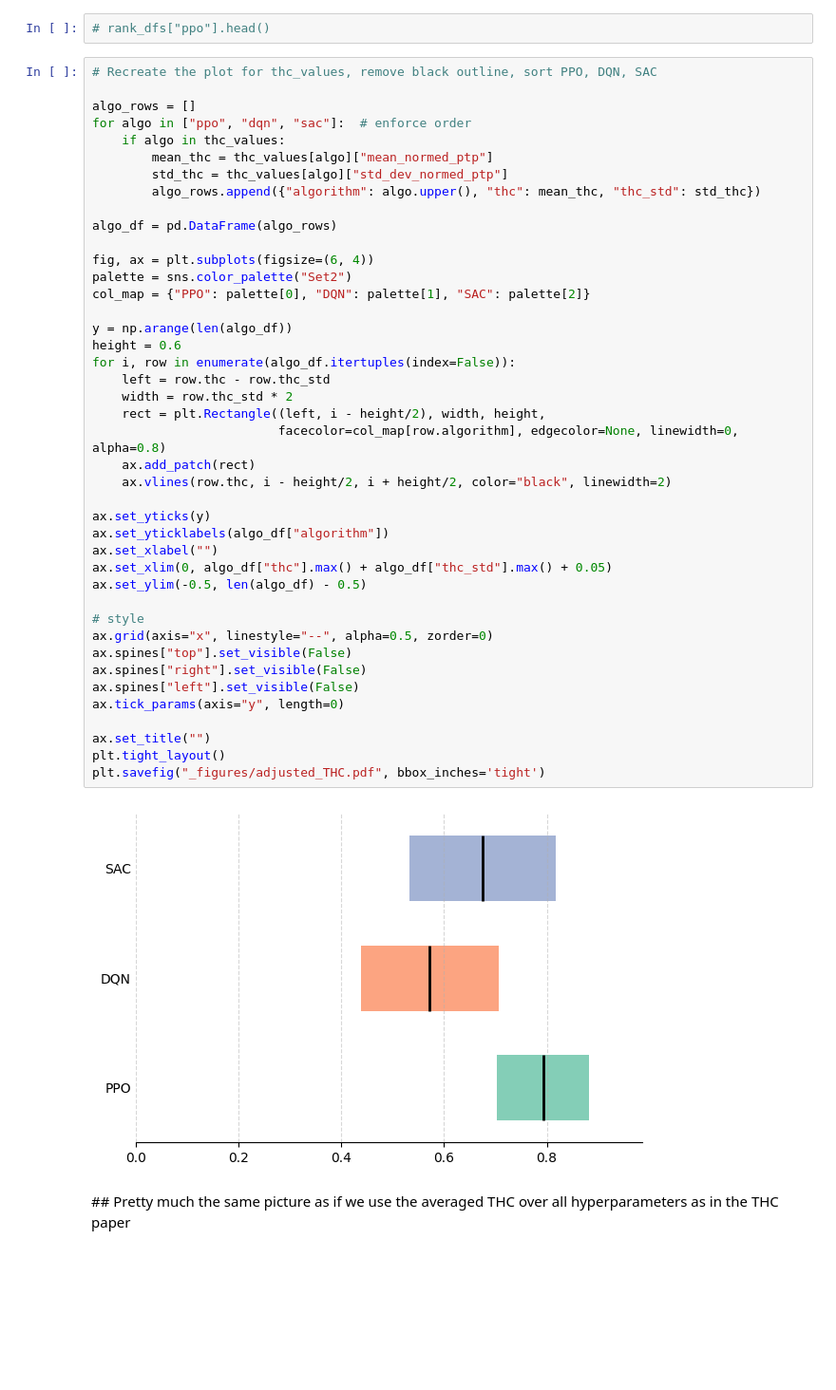
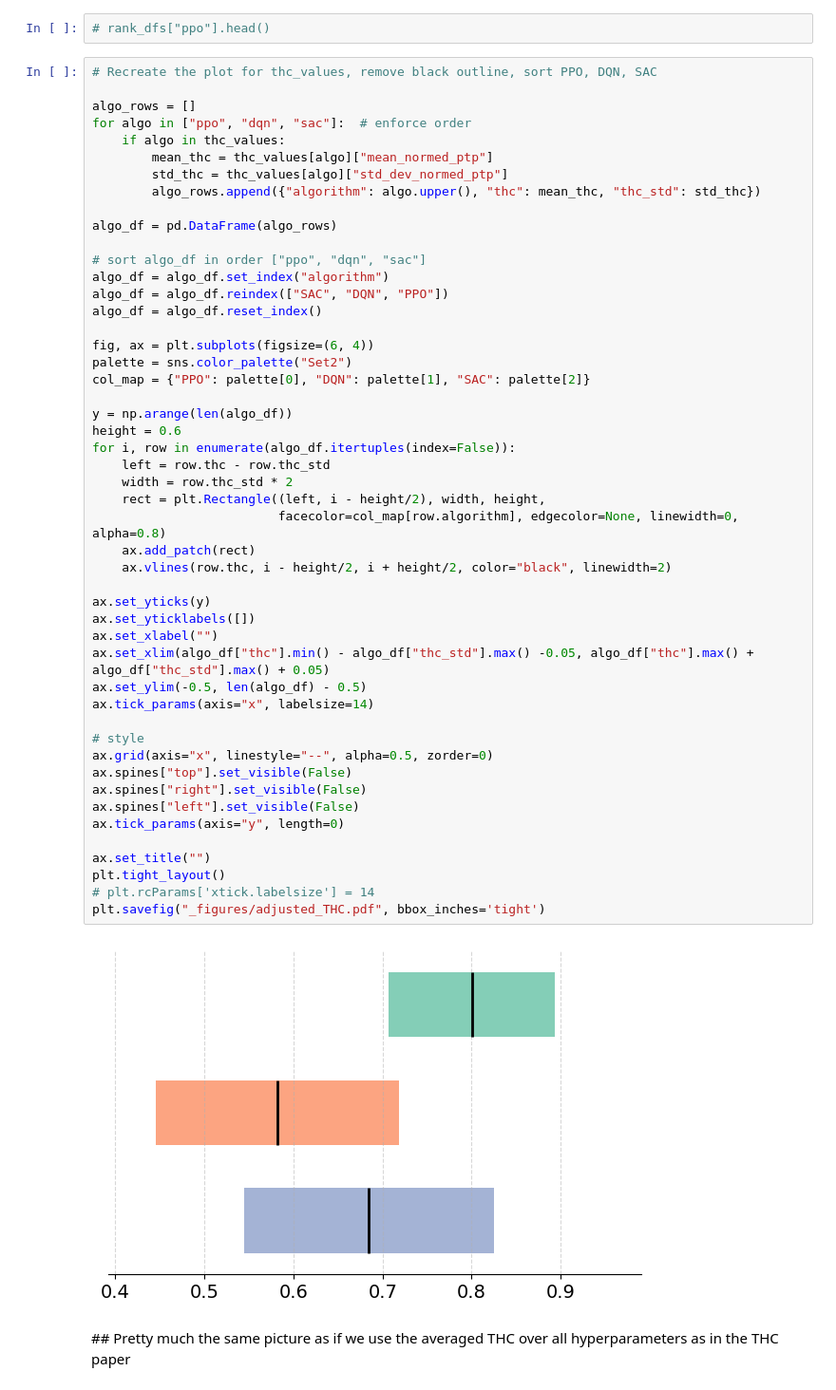
Before and after one commit to JFKleuker/arlbench_data_analysis, a Jupyter notebook: evals/02_AlgConsistency/02a_CrossEnv/02a_2_adjustedTHC.ipynb, the cells around one changed output. Shown at 95% size. Saved outputs shown, nothing was run; the diff lists cells and outputs as text; blank space fills up the shorter version.

```diff
--- a/evals/02_AlgConsistency/02a_CrossEnv/02a_2_adjustedTHC.ipynb
+++ b/evals/02_AlgConsistency/02a_CrossEnv/02a_2_adjustedTHC.ipynb
@@ -162,39 +162,46 @@ for algo in ["ppo", "dqn", "sac"]:  # enforce order
         algo_rows.append({"algorithm": algo.upper(), "thc": mean_thc, "thc_std": std_thc})
 
 algo_df = pd.DataFrame(algo_rows)
+
+# sort algo_df in order ["ppo", "dqn", "sac"]
+algo_df = algo_df.set_index("algorithm")
+algo_df = algo_df.reindex(["SAC", "DQN", "PPO"])
+algo_df = algo_df.reset_index()
 
 fig, ax = plt.subplots(figsize=(6, 4))
 palette = sns.color_palette("Set2")
 col_map = {"PPO": palette[0], "DQN": palette[1], "SAC": palette[2]}
 
 y = np.arange(len(algo_df))
 height = 0.6
 for i, row in enumerate(algo_df.itertuples(index=False)):
     left = row.thc - row.thc_std
     width = row.thc_std * 2
     rect = plt.Rectangle((left, i - height/2), width, height,
                          facecolor=col_map[row.algorithm], edgecolor=None, linewidth=0, alpha=0.8)
     ax.add_patch(rect)
     ax.vlines(row.thc, i - height/2, i + height/2, color="black", linewidth=2)
 
 ax.set_yticks(y)
-ax.set_yticklabels(algo_df["algorithm"])
+ax.set_yticklabels([])
 ax.set_xlabel("")
-ax.set_xlim(0, algo_df["thc"].max() + algo_df["thc_std"].max() + 0.05)
+ax.set_xlim(algo_df["thc"].min() - algo_df["thc_std"].max() -0.05, algo_df["thc"].max() + algo_df["thc_std"].max() + 0.05)
 ax.set_ylim(-0.5, len(algo_df) - 0.5)
+ax.tick_params(axis="x", labelsize=14)
 
 # style
 ax.grid(axis="x", linestyle="--", alpha=0.5, zorder=0)
 ax.spines["top"].set_visible(False)
 ax.spines["right"].set_visible(False)
 ax.spines["left"].set_visible(False)
 ax.tick_params(axis="y", length=0)
 
 ax.set_title("")
 plt.tight_layout()
+# plt.rcParams['xtick.labelsize'] = 14
 plt.savefig("_figures/adjusted_THC.pdf", bbox_inches='tight')
 # %% [output]
-[figure, old version]
+[figure, new version]
 # %% [markdown]
 ## Pretty much the same picture as if we use the averaged THC over all hyperparameters as in the THC paper
 # %% [markdown]
```
Also changed, not shown: 17 other files.
